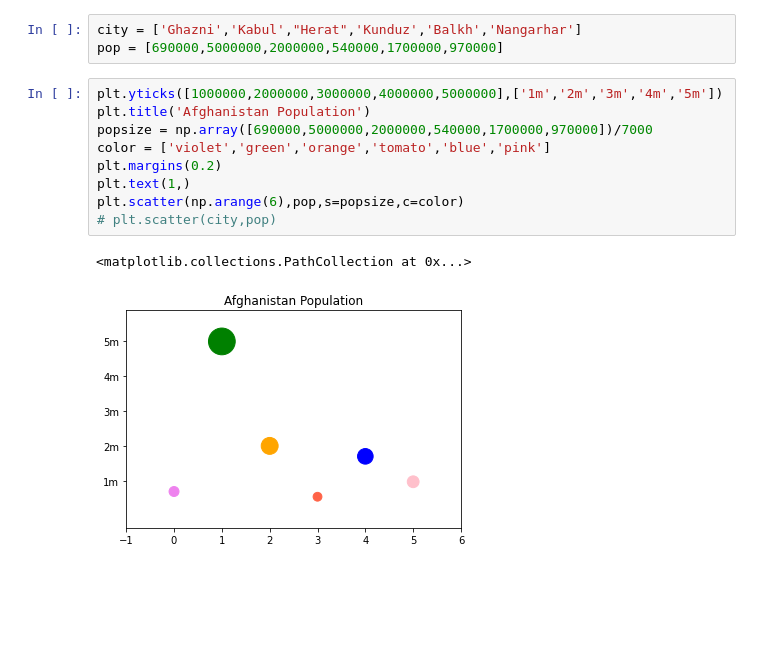
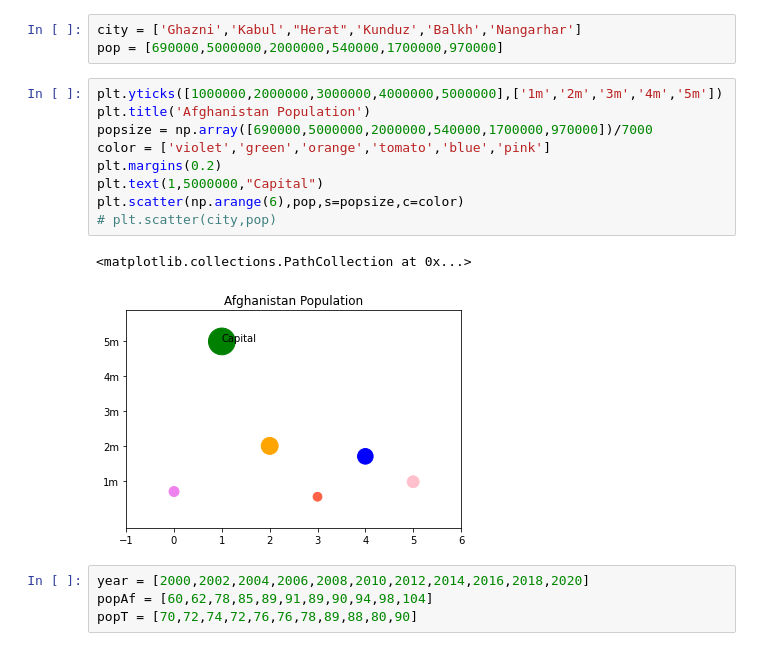
Before and after one commit to HasibullahAman/Data_Visulaization, a Jupyter notebook: Data_Visualization_SecondTry/mathpolitlib.ipynb, the cells around one changed output. Drawn from its saved outputs; the diff is of its cells as text; blank space fills up the shorter version.

```diff
--- a/Data_Visualization_SecondTry/mathpolitlib.ipynb
+++ b/Data_Visualization_SecondTry/mathpolitlib.ipynb
@@ -98,12 +99,16 @@ pop = [690000,5000000,2000000,540000,1700000,970000]
 # %%
 plt.yticks([1000000,2000000,3000000,4000000,5000000],['1m','2m','3m','4m','5m'])
 plt.title('Afghanistan Population')
 popsize = np.array([690000,5000000,2000000,540000,1700000,970000])/7000
 color = ['violet','green','orange','tomato','blue','pink']
 plt.margins(0.2)
-plt.text(1,)
+plt.text(1,5000000,"Capital")
 plt.scatter(np.arange(6),pop,s=popsize,c=color)
 # plt.scatter(city,pop)
 # %% [output]
 <matplotlib.collections.PathCollection at 0x...>
-[figure, old version]
+[figure, new version]
+# %%
+year = [2000,2002,2004,2006,2008,2010,2012,2014,2016,2018,2020]
+popAf = [60,62,78,85,89,91,89,90,94,98,104]
+popT = [70,72,74,72,76,76,78,89,88,80,90]
```
Also changed, not shown: parts of 6 cells of this notebook.
